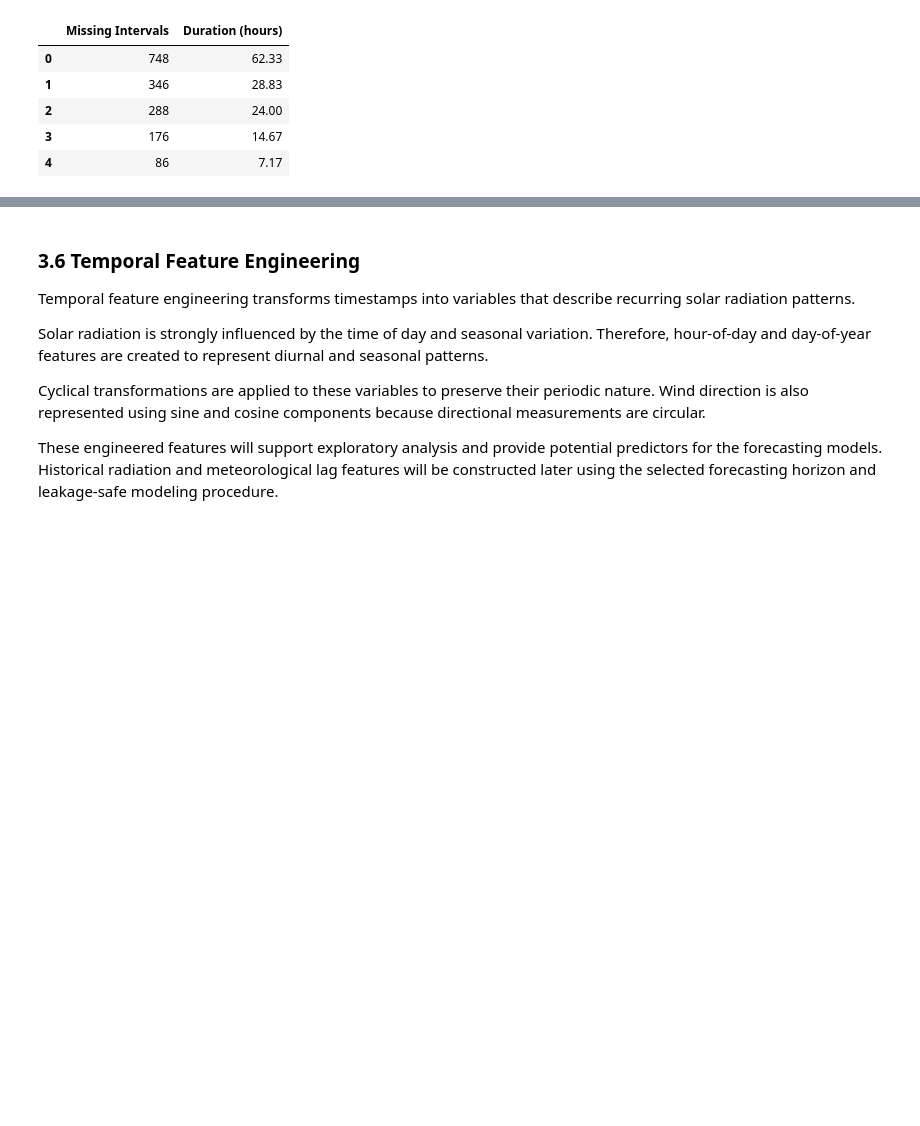
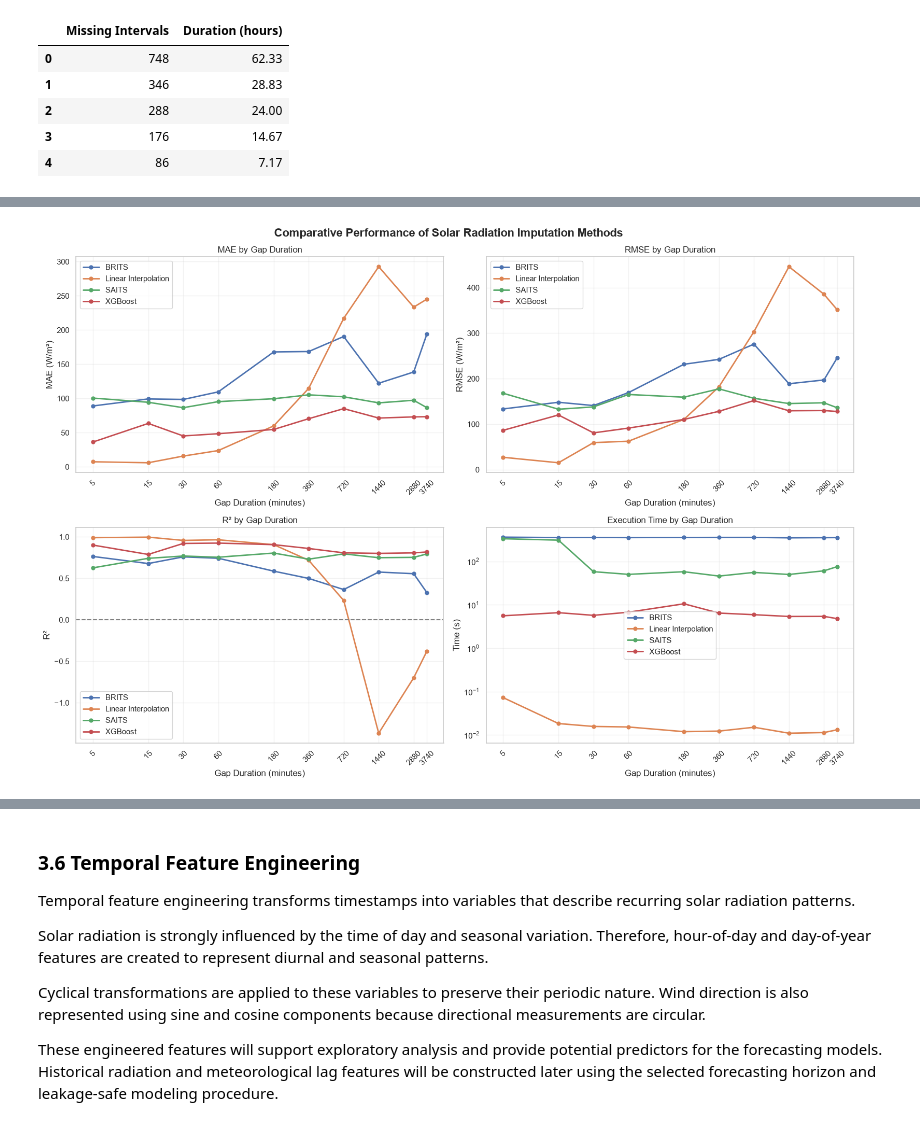
Before and after one commit to damisar/Solar-Radiation-Prediction, a Jupyter notebook: notebook/Solar_Radiation_Analysis.ipynb, the cells around one changed output, grey strips where cells are left out. Saved outputs shown, nothing was run; the diff lists cells and outputs as text; code cells hidden in the pictures; blank space fills up the shorter version.

Commit message:
Complete hybrid missing-data reconstruction and validation

```diff
--- a/notebook/Solar_Radiation_Analysis.ipynb
+++ b/notebook/Solar_Radiation_Analysis.ipynb
@@ -684,0 +4033,16 @@ This strategy supports consistent temporal modeling while preserving the reliabi
+# %%
+# Section 3.5.14.11 — Full BRITS experimental evaluation
+
+brits_full_results = []
+
+# Evaluate the first gap scenario
+brits_first_result = evaluate_dl_imputation(
+    model_name="BRITS",
+    gap_duration=5,
+    epochs=3
+)
+
+# Retain the result for the final comparison
+brits_full_results.append(brits_first_result)
+
+display(pd.DataFrame(brits_full_results).round(2))
@@ -684,0 +4579,62 @@ This strategy supports consistent temporal modeling while preserving the reliabi
+# %%
+# Section 3.5.15.4 — Performance visualization
+
+# Reuse existing comparative performance tables
+execution_time_comparison = imputation_comparison.pivot(
+    index="Duration (minutes)",
+    columns="Model",
+    values="Execution Time (s)"
+)
+
+performance_plots = [
+    (mae_comparison, "MAE", "MAE (W/m²)"),
+    (rmse_comparison, "RMSE", "RMSE (W/m²)"),
+    (r2_comparison, "R²", "R²"),
+    (execution_time_comparison, "Execution Time", "Time (s)")
+]
+
+fig, axes = plt.subplots(2, 2, figsize=(16, 11))
+
+for ax, (data, metric, ylabel) in zip(
+    axes.flatten(), performance_plots
+):
+    data.plot(
+        ax=ax,
+        marker="o",
+        linewidth=2,
+        markersize=5
+    )
+
+    ax.set_title(f"{metric} by Gap Duration")
+    ax.set_xlabel("Gap Duration (minutes)")
+    ax.set_ylabel(ylabel)
+    ax.set_xscale("log")
+    ax.set_xticks(data.index)
+    ax.set_xticklabels(data.index, rotation=45)
+    ax.grid(True, alpha=0.25)
+    ax.legend()
+
+    if metric == "R²":
+        ax.axhline(0, color="gray", linestyle="--")
+
+    if metric == "Execution Time":
+        ax.set_yscale("log")
+
+fig.suptitle(
+    "Comparative Performance of Solar Radiation Imputation Methods",
+    fontsize=16,
+    fontweight="bold"
+)
+
+plt.tight_layout()
+
+# Save figure to the existing project figures folder
+fig.savefig(
+    figures_dir / "imputation_methods_performance_comparison.png",
+    dpi=300,
+    bbox_inches="tight"
+)
+
+plt.show()
+# %% [output]
+[figure, added]
```
Also changed, not shown: parts of 126 cells of this notebook, 2 other files.
